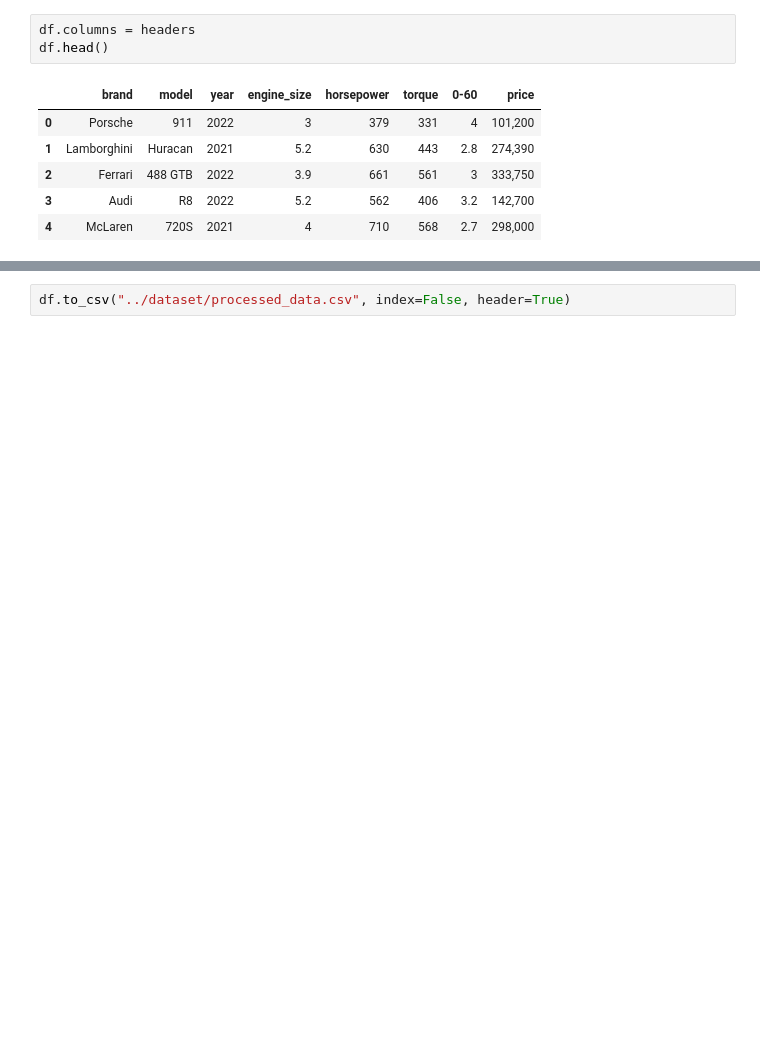
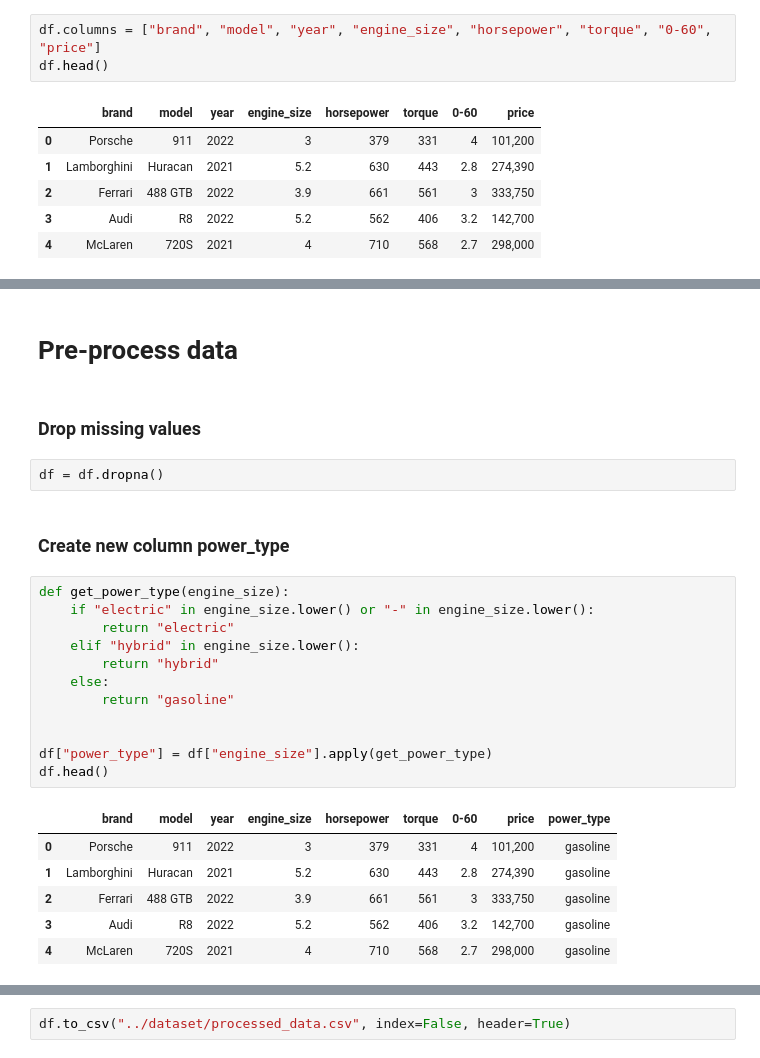
Before and after one commit to dilanka-rathnasiri/search-cars, a Jupyter notebook: pre-processing/main.ipynb, the cells around one changed output, grey strips where cells are left out. Cells and saved outputs as stored; diff of their text form; blank space fills up the shorter version.

```diff
--- a/pre-processing/main.ipynb
+++ b/pre-processing/main.ipynb
@@ -16,5 +17,5 @@ headers = ["brand", "model", "year", "engine_size", "horsepower", "torque", "0-6
 # %%
-df.columns = headers
+df.columns = ["brand", "model", "year", "engine_size", "horsepower", "torque", "0-60", "price"]
 df.head()
 # %% [output]
 |  | brand | model | year | engine_size | horsepower | torque | 0-60 | price |
@@ -25,0 +159,27 @@ df.head()
+# %% [markdown]
+# Pre-process data
+# %% [markdown]
+### Drop missing values
+# %%
+df = df.dropna()
+# %% [markdown]
+### Create new column power_type
+# %%
+def get_power_type(engine_size):
+    if "electric" in engine_size.lower() or "-" in engine_size.lower():
+        return "electric"
+    elif "hybrid" in engine_size.lower():
+        return "hybrid"
+    else:
+        return "gasoline"
+
+
+df["power_type"] = df["engine_size"].apply(get_power_type)
+df.head()
+# %% [output]
+|  | brand | model | year | engine_size | horsepower | torque | 0-60 | price | power_type |
+| 0 | Porsche | 911 | 2022 | 3 | 379 | 331 | 4 | 101,200 | gasoline |
+| 1 | Lamborghini | Huracan | 2021 | 5.2 | 630 | 443 | 2.8 | 274,390 | gasoline |
+| 2 | Ferrari | 488 GTB | 2022 | 3.9 | 661 | 561 | 3 | 333,750 | gasoline |
+| 3 | Audi | R8 | 2022 | 5.2 | 562 | 406 | 3.2 | 142,700 | gasoline |
+| 4 | McLaren | 720S | 2021 | 4 | 710 | 568 | 2.7 | 298,000 | gasoline |
```
Also changed, not shown: parts of 30 cells of this notebook, 1 other file.
